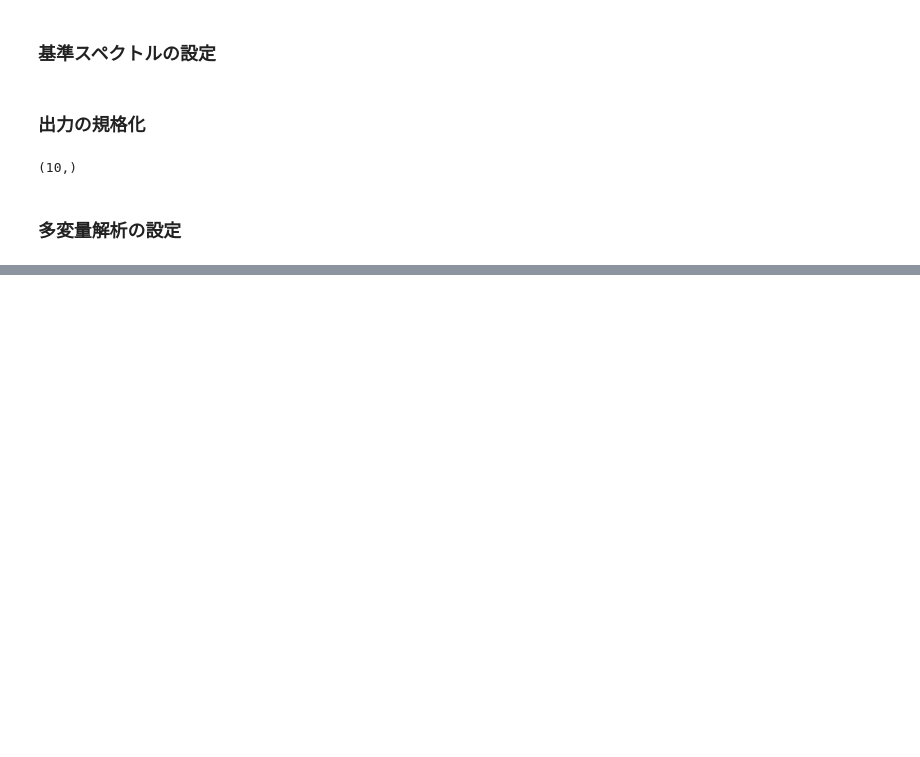
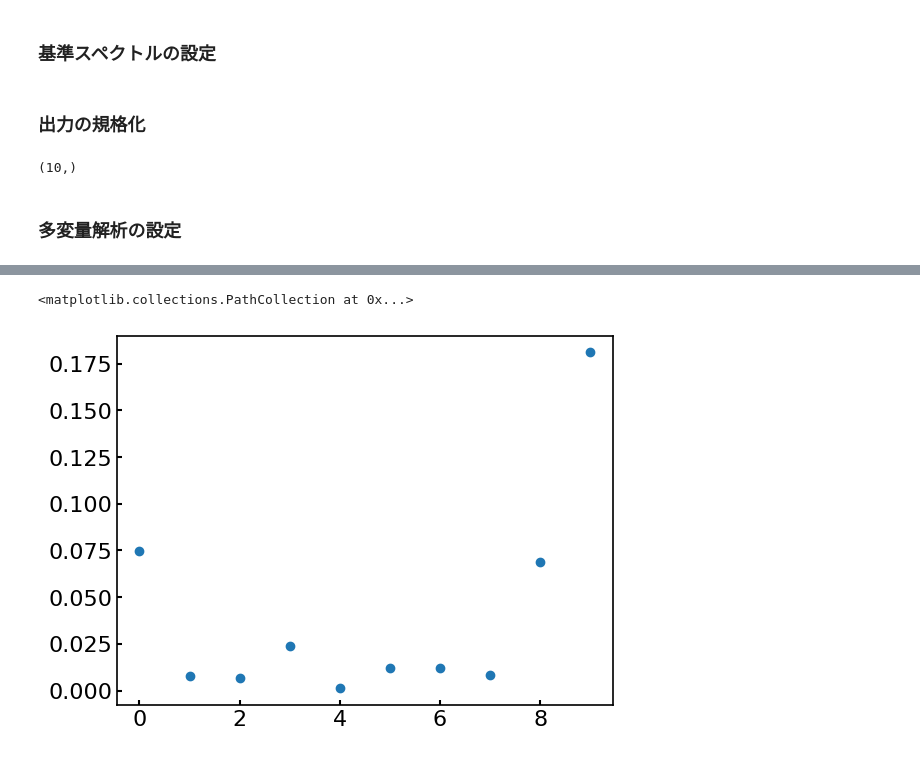
Before and after one commit to murakami9916/Spectral-Multivariate-Analysis, a Jupyter notebook: sample/tutorial.ipynb, the cells around one changed output, grey strips where cells are left out. Drawn from its saved outputs; the diff is of its cells as text; code cells hidden in the pictures; blank space fills up the shorter version.

Commit message:
loocv

```diff
--- a/sample/tutorial.ipynb
+++ b/sample/tutorial.ipynb
@@ -191,0 +195,26 @@ if( spAnalyzer.model.__class__.__name__=='PLSRegression' ):
+# %%
+from sklearn.model_selection import LeaveOneOut
+from sklearn.metrics import mean_squared_error
+loo = LeaveOneOut()
+loo.get_n_splits(X)
+loocv_mse_list = []
+for i, (train_index, test_index) in enumerate(loo.split(X)):
+    print(f"Fold {i}:")
+    print(f"  Train: index={train_index}")
+    print(f"  Test:  index={test_index}")
+    spAnalyzer = SpectralMultivariateAnalyzer(**kwargs)
+    distance_spectrum = spAnalyzer.preprocess(X)
+
+    X_train = distance_spectrum[train_index, :]
+    y_train = y_norm[train_index, :]
+
+    X_test = distance_spectrum[test_index, :]
+    y_test = y_norm[test_index, :]
+
+    spAnalyzer.fit(X_train, y_train)
+
+    y_test_pred = spAnalyzer.model.predict(X_test)
+
+    print(y_test_pred)
+    mse = mean_squared_error(y_test, y_test_pred)
+    loocv_mse_list.append(mse)
@@ -191,0 +239,5 @@ if( spAnalyzer.model.__class__.__name__=='PLSRegression' ):
+# %%
+plt.scatter(range(10), loocv_mse_list)
+# %% [output]
+<matplotlib.collections.PathCollection at 0x...>
+[figure, added]
```
Also changed, not shown: parts of 8 cells of this notebook, 1 other file.
